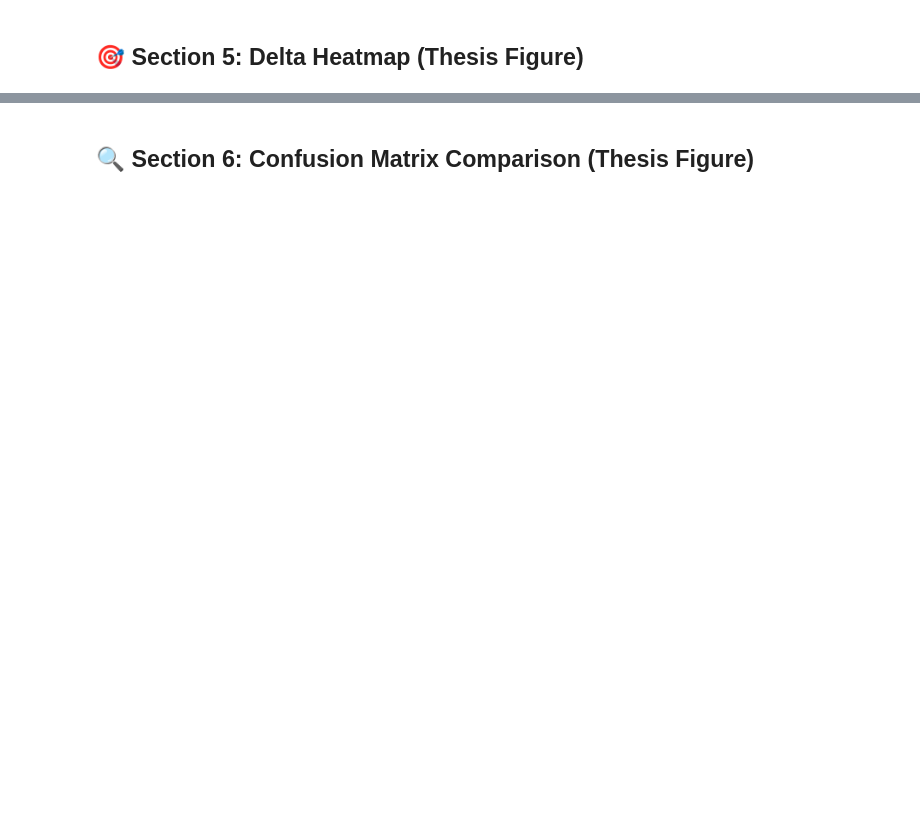
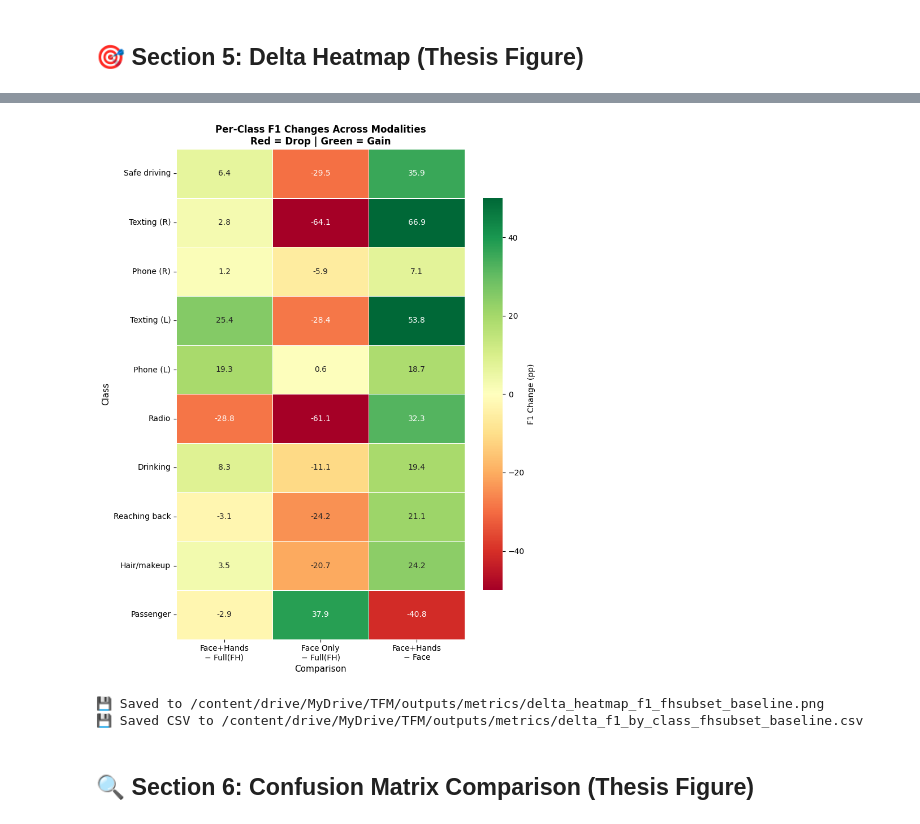
Before and after one commit to ClaudiaCPach/CNNs-distracted-driving, a Jupyter notebook: notebooks/04_modality_analysis.ipynb, the cells around one changed output, grey strips where cells are left out. Cells and saved outputs as stored; diff of their text form; code cells hidden in the pictures; blank space fills up the shorter version.

```diff
--- a/notebooks/04_modality_analysis.ipynb
+++ b/notebooks/04_modality_analysis.ipynb
@@ -490,3 +1360,67 @@ delta_matrix.to_csv(Path(OUT_ROOT) / "metrics" / "delta_f1_by_class.csv")
+# %%
+# ============================================================================
+# 📊 DELTA F1 HEATMAP: Per-class F1 changes relative to Full-frame (FH-subset)
+# ============================================================================
+# Compares Face+Hands and Face Only against Full-frame on same ID subsets.
+# Positive (green) = ROI modality outperforms full-frame
+# Negative (red) = Full-frame outperforms ROI modality
+
+import seaborn as sns
+import matplotlib.pyplot as plt
+import pandas as pd
+import numpy as np
+from pathlib import Path
+
+# Build delta data using Ctrl-FHSub as baseline
+delta_data = []
+for c in range(10):
+    f1_ctrl_fh = modalities.get("Ctrl-FHSub", {}).get("per_class_f1", np.zeros(10))[c] if modalities.get("Ctrl-FHSub") else 0
+    f1_fh = modalities.get("Face+Hands", {}).get("per_class_f1", np.zeros(10))[c] if modalities.get("Face+Hands") else 0
+    f1_face = modalities.get("Face Only", {}).get("per_class_f1", np.zeros(10))[c] if modalities.get("Face Only") else 0
+
+    delta_data.append({
+        "Class": CLASS_NAMES.get(c, f"c{c}"),
+        "Face+Hands\n− Full(FH)": (f1_fh - f1_ctrl_fh) * 100,
+        "Face Only\n− Full(FH)": (f1_face - f1_ctrl_fh) * 100,
+        "Face+Hands\n− Face": (f1_fh - f1_face) * 100,
+    })
+
+delta_df = pd.DataFrame(delta_data)
+delta_matrix = delta_df.set_index("Class")[["Face+Hands\n− Full(FH)", "Face Only\n− Full(FH)", "Face+Hands\n− Face"]]
+
+# Create heatmap
+fig, ax = plt.subplots(figsize=(8, 10))
+sns.heatmap(
+    delta_matrix,
+    annot=True,
+    fmt=".1f",
+    cmap="RdYlGn",  # Red-Yellow-Green: red = negative, green = positive
+    center=0,
+    vmin=-50,
+    vmax=50,
+    ax=ax,
+    linewidths=0.5,
+    cbar_kws={"label": "F1 Change (pp)", "shrink": 0.8}
+)
+ax.set_title("Per-Class F1 Changes Across Modalities\nRed = Drop | Green = Gain", fontsize=12, fontweight="bold")
+ax.set_xlabel("Comparison", fontsize=11)
+ax.set_ylabel("Class", fontsize=11)
+
+plt.tight_layout()
+
+out_path = Path(OUT_ROOT) / "metrics" / "delta_heatmap_f1_fhsubset_baseline.png"
+out_path.parent.mkdir(parents=True, exist_ok=True)
+plt.savefig(out_path, dpi=150, bbox_inches="tight")
+plt.show()
+print(f"💾 Saved to {out_path}")
+
+# Save CSV
+delta_matrix.to_csv(Path(OUT_ROOT) / "metrics" / "delta_f1_by_class_fhsubset_baseline.csv")
+print(f"💾 Saved CSV to {Path(OUT_ROOT) / 'metrics' / 'delta_f1_by_class_fhsubset_baseline.csv'}")
+# %% [output]
+[figure, added]
+💾 Saved to /content/drive/MyDrive/TFM/outputs/metrics/delta_heatmap_f1_fhsubset_baseline.png
+💾 Saved CSV to /content/drive/MyDrive/TFM/outputs/metrics/delta_f1_by_class_fhsubset_baseline.csv
 # %% [markdown]
 ## 🔍 Section 6: Confusion Matrix Comparison (Thesis Figure)
 # %%
```
Also changed, not shown: parts of 24 cells of this notebook, 3 other files.
